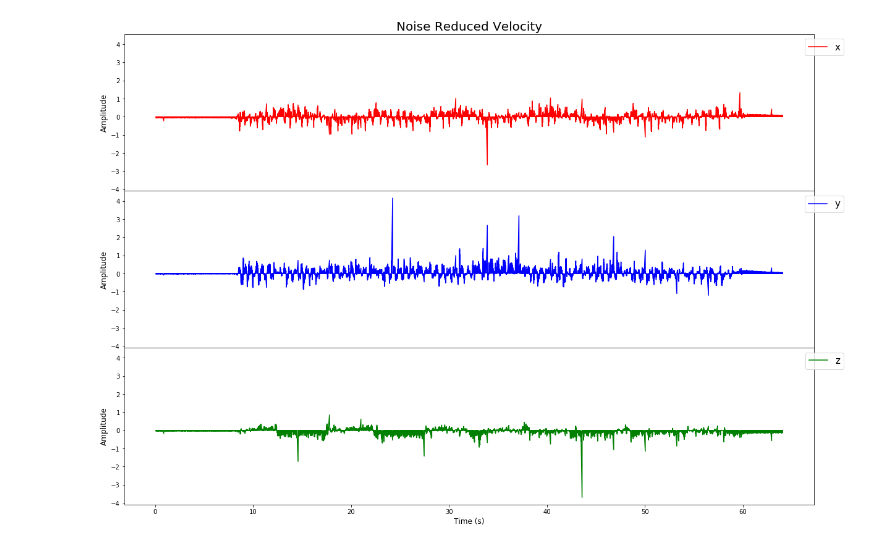
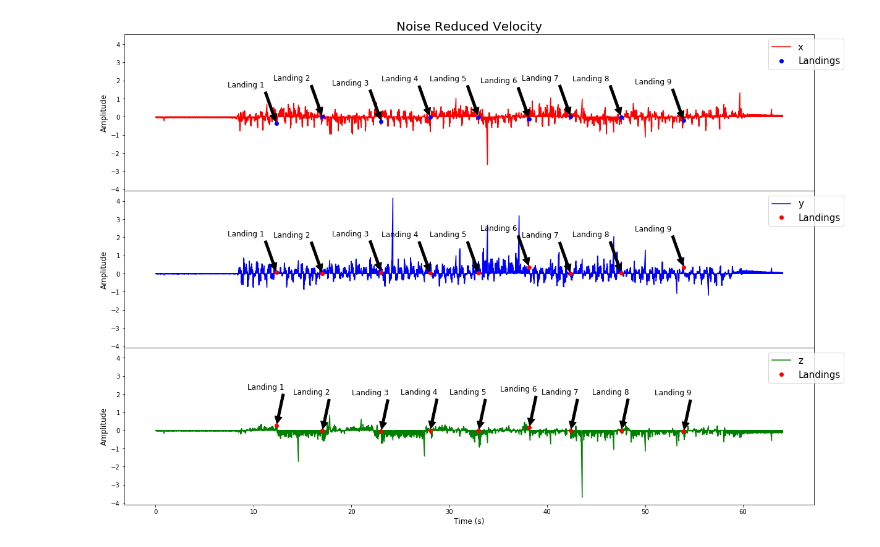
Before and after one commit to SunnyWillert18/Signals, a Jupyter notebook: deliverable_2.ipynb, the cells around one changed output. Drawn from its saved outputs; the diff is of its cells as text; code cells hidden in the pictures.

```diff
--- a/deliverable_2.ipynb
+++ b/deliverable_2.ipynb
@@ -73,9 +61,9 @@ for _type in ['pitch', 'roll']:
 
 for _type in ['pitch_corr','roll_corr']:
     if _type == 'pitch_corr':
-        pitch_roll[_type] = 0.98*int_1['wx_1']+0.02*pitch_roll['pitch']
+        pitch_roll[_type] = 0.98*data['wx_1']+0.02*pitch_roll['pitch']
     elif _type == 'roll_corr':
-        pitch_roll[_type] = 0.98*int_1['wz_1']+0.02*pitch_roll['roll']
+        pitch_roll[_type] = 0.98*data['wz_1']+0.02*pitch_roll['roll']
 
 # determining average pitch and roll when still
 pitch_avg = np.mean(pitch_roll['pitch_corr'])
@@ -110,8 +98,11 @@ for _dir in range(len(rotation_total)):
 global_vals['wx'] = data['wx']
 global_vals['wy'] = data['wy']
 global_vals['wz'] = data['wz']
+global_vals['wx_1'] = data['wx_1']
+global_vals['wy_1'] = data['wy_1']
+global_vals['wz_1'] = data['wz_1']
+
 indices = signal.find_peaks_cwt(-global_vals['wx'], np.arange(1,650))
 indices[:] = [x - 1 for x in indices]
 landings = global_vals.loc[indices]
 landings = landings[landings['wx'] < -2]
-landings
@@ -294,7 +221,8 @@ for _dir in ['x', 'y', 'z']:
         bi['{}{}_bi'.format(_type, _dir)] = np.sqrt(sampling_rate * bi['time']) * df.loc['{}{}'.format(_type, _dir), 'bias_fluctuation'] * np.sqrt(sampling_rate/ df.loc['{}{}'.format(_type, _dir), 'bias_ave'])
 # %%
 # filter noise in data
-filtered = pd.DataFrame(columns=['time','gx','gy','gz','wx','wy','wz'])
+filtered = pd.DataFrame(columns=['time','gx','gy','gz','wx','wy','wz','original_wx','angle'])
+filtered['original_wx'] = global_vals['wx']
 
 # subtract noise from original data
 for _dir in ['x', 'y', 'z']:
@@ -321,3 +249,9 @@ for _dir in ['x','y','z']:
 
 filtered = filtered.drop(filtered[filtered.gx_1 == 0].index)
 filtered = filtered.reset_index()
+# %%
+# find landings for filtered data
+indices = signal.find_peaks_cwt(-filtered['wx'], np.arange(1,650))
+indices[:] = [x - 1 for x in indices]
+filtered_landings = filtered.loc[indices]
+filtered_landings = filtered_landings[filtered_landings['wx'] < -2]
@@ -324,28 +297,40 @@ filtered = filtered.reset_index()
 # %%
 ### GLOBAL VELOCITY PLOT (NOISE REDUCED) ###
 
 # create 4 subfigures for acceleration: overall acceleration, as well as acceleration in the x-axis, y-axis, and z-axis
 fig, (ax1, ax2, ax3) = plt.subplots(3, sharex=True, sharey=True, figsize=(20,14))
 
 ax1.plot(filtered['time'], filtered['gx_1'], 'r-', label='x')
 ax2.plot(filtered['time'], filtered['gy_1'], 'b-', label='y')
 ax3.plot(filtered['time'], filtered['gz_1'], 'g-', label='z')
+
+# annotating landings for each velocity graph
+ax1.plot(filtered_landings['time'], filtered_landings['gx_1'], 'bo', label='Landings')
+ax2.plot(filtered_landings['time'], filtered_landings['gy_1'], 'ro', label='Landings')
+ax3.plot(filtered_landings['time'], filtered_landings['gz_1'], 'ro', label='Landings')
+
+count = 1
+for idx, row in filtered_landings.iterrows():
+    ax1.annotate('Landing {}'.format(count), (row['time'], row['gx_1']), xytext=(row['time']-5, row['gx_1']+2), arrowprops=dict(facecolor='black', shrink=0.05), fontsize=12)
+    ax2.annotate('Landing {}'.format(count), (row['time'], row['gy_1']), xytext=(row['time']-5, row['gy_1']+2), arrowprops=dict(facecolor='black', shrink=0.05), fontsize=12)
+    ax3.annotate('Landing {}'.format(count), (row['time'], row['gz_1']), xytext=(row['time']-3, row['gz_1']+2), arrowprops=dict(facecolor='black', shrink=0.05), fontsize=12)
+    count += 1
 
 # Format labels and title for graphs
 ax1.set_title('Noise Reduced Velocity', fontsize=20)
 ax1.set_ylabel('Amplitude', size=12)
 ax2.set_ylabel('Amplitude', size=12)
 ax3.set_ylabel('Amplitude', size=12)
 plt.xlabel('Time (s)', fontsize=12)
 
 # setting up graph legends
 ax1.legend(bbox_to_anchor=(1.05, 1), loc=1, prop={'size':15})
 ax2.legend(bbox_to_anchor=(1.05, 1), loc=1, prop={'size':15})
 ax3.legend(bbox_to_anchor=(1.05, 1), loc=1, prop={'size':15})
 
 fig.subplots_adjust(hspace=0)
 plt.setp([a.get_xticklabels() for a in fig.axes[:-1]], visible=False)
 plt.show()
 # %% [output]
-[figure, old version]
+[figure, new version]
 # %%
```
Also changed, not shown: parts of 18 cells of this notebook.
